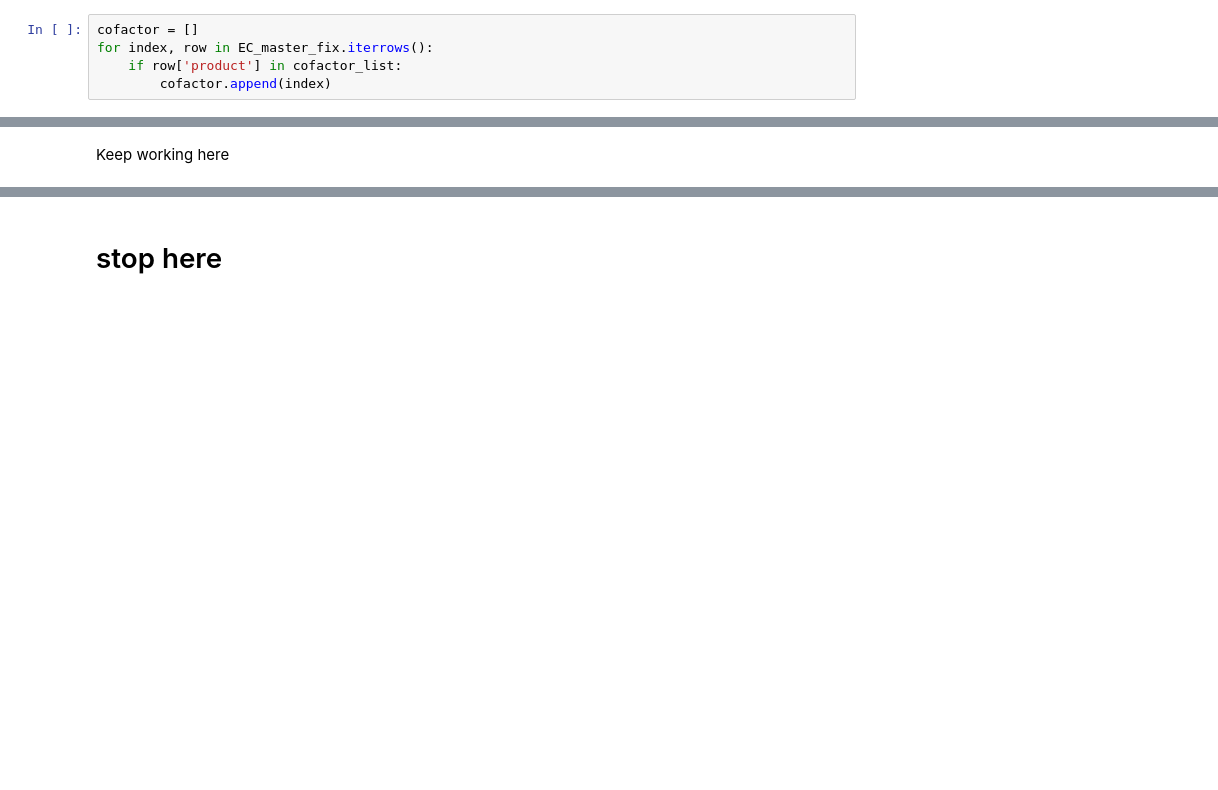
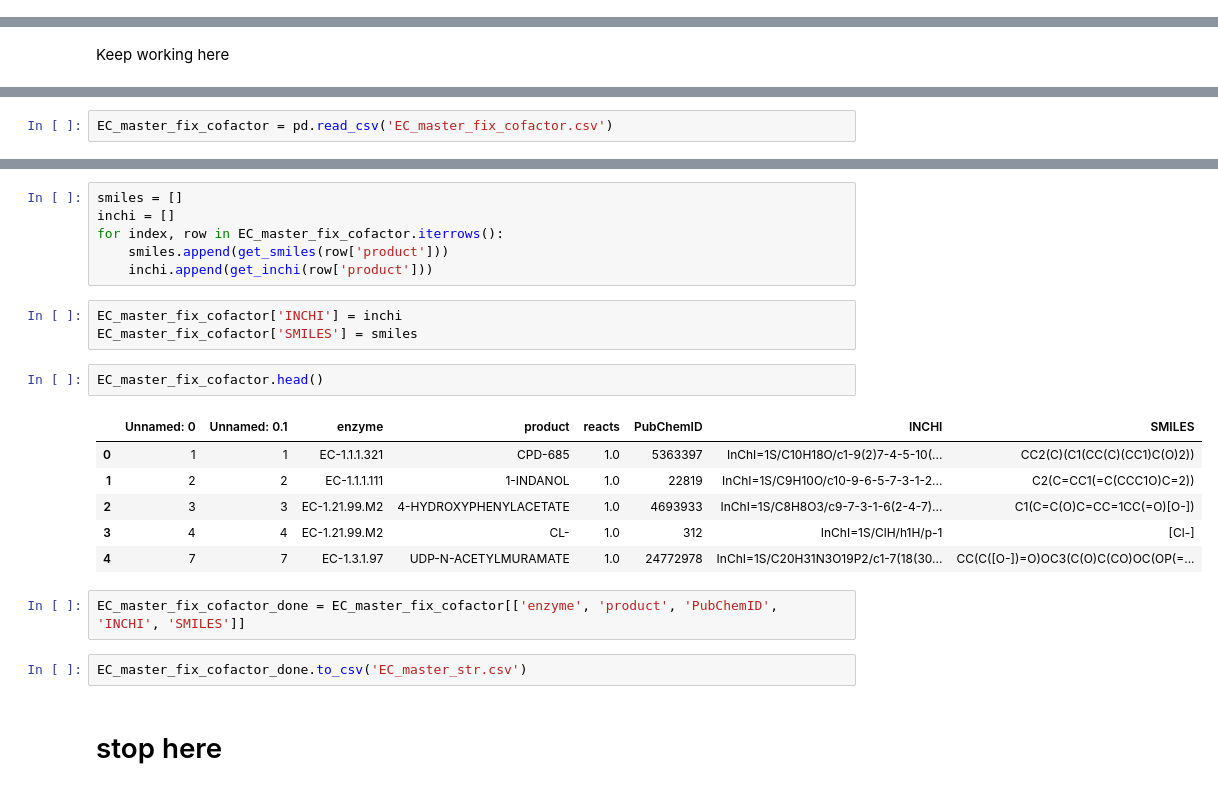
Before and after one commit to metamoles/metamoles, a Jupyter notebook: notebooks/Data_organization.ipynb, the cells around one changed output, grey strips where cells are left out. Drawn from its saved outputs; the diff is of its cells as text; blank space fills up the shorter version.

Commit message:
Pre-master Dataframe

```diff
--- a/notebooks/Data_organization.ipynb
+++ b/notebooks/Data_organization.ipynb
@@ -1058,5 +1041,0 @@ cofactor_list = ['WATER',
-# %%
-cofactor = []
-for index, row in EC_master_fix.iterrows():
-    if row['product'] in cofactor_list:
-        cofactor.append(index)
@@ -1076,0 +1123,2 @@ MemoryError:
+# %%
+EC_master_fix_cofactor = pd.read_csv('EC_master_fix_cofactor.csv')
@@ -1077,3 +1134,25 @@ MemoryError:
+# %%
+smiles = []
+inchi = []
+for index, row in EC_master_fix_cofactor.iterrows():
+    smiles.append(get_smiles(row['product']))
+    inchi.append(get_inchi(row['product']))
+# %%
+EC_master_fix_cofactor['INCHI'] = inchi
+EC_master_fix_cofactor['SMILES'] = smiles
+# %%
+EC_master_fix_cofactor.head()
+# %% [output]
+|  | Unnamed: 0 | Unnamed: 0.1 | enzyme | product | reacts | PubChemID | INCHI | SMILES |
+| 0 | 1 | 1 | EC-1.1.1.321 | CPD-685 | 1.0 | 5363397 | InChI=1S/C10H18O/c1-9(2)7-4-5-10(... | CC2(C)(C1(CC(C)(CC1)C(O)2)) |
+| 1 | 2 | 2 | EC-1.1.1.111 | 1-INDANOL | 1.0 | 22819 | InChI=1S/C9H10O/c10-9-6-5-7-3-1-2... | C2(C=CC1(=C(CCC1O)C=2)) |
+| 2 | 3 | 3 | EC-1.21.99.M2 | 4-HYDROXYPHENYLACETATE | 1.0 | 4693933 | InChI=1S/C8H8O3/c9-7-3-1-6(2-4-7)... | C1(C=C(O)C=CC=1CC(=O)[O-]) |
+| 3 | 4 | 4 | EC-1.21.99.M2 | CL- | 1.0 | 312 | InChI=1S/ClH/h1H/p-1 | [Cl-] |
+| 4 | 7 | 7 | EC-1.3.1.97 | UDP-N-ACETYLMURAMATE | 1.0 | 24772978 | InChI=1S/C20H31N3O19P2/c1-7(18(30... | CC(C([O-])=O)OC3(C(O)C(CO)OC(OP(=... |
+# %%
+EC_master_fix_cofactor_done = EC_master_fix_cofactor[['enzyme', 'product', 'PubChemID', 'INCHI', 'SMILES']]
+# %%
+EC_master_fix_cofactor_done.to_csv('EC_master_str.csv')
 # %% [markdown]
 # stop here
 # %%
```
Also changed, not shown: parts of 12 cells of this notebook.
